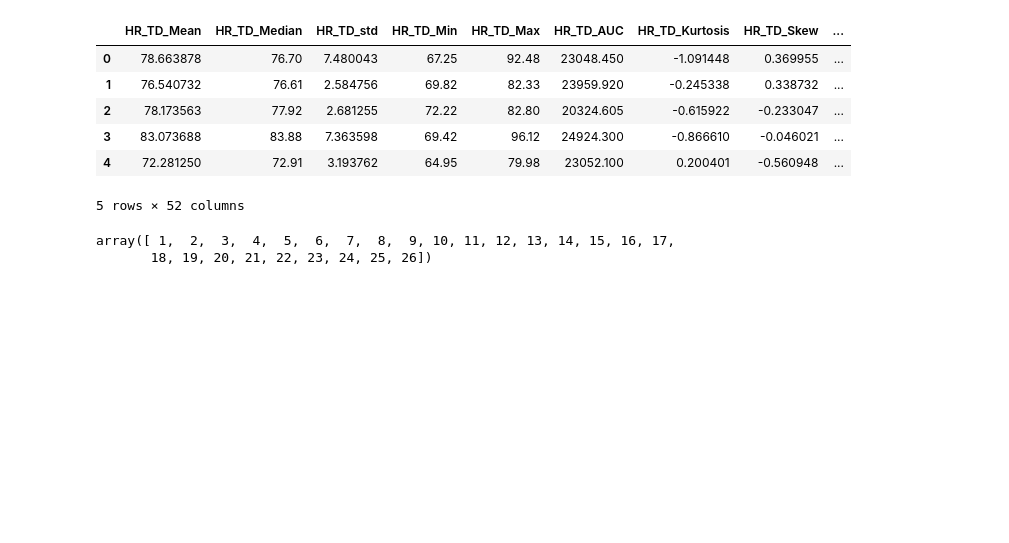
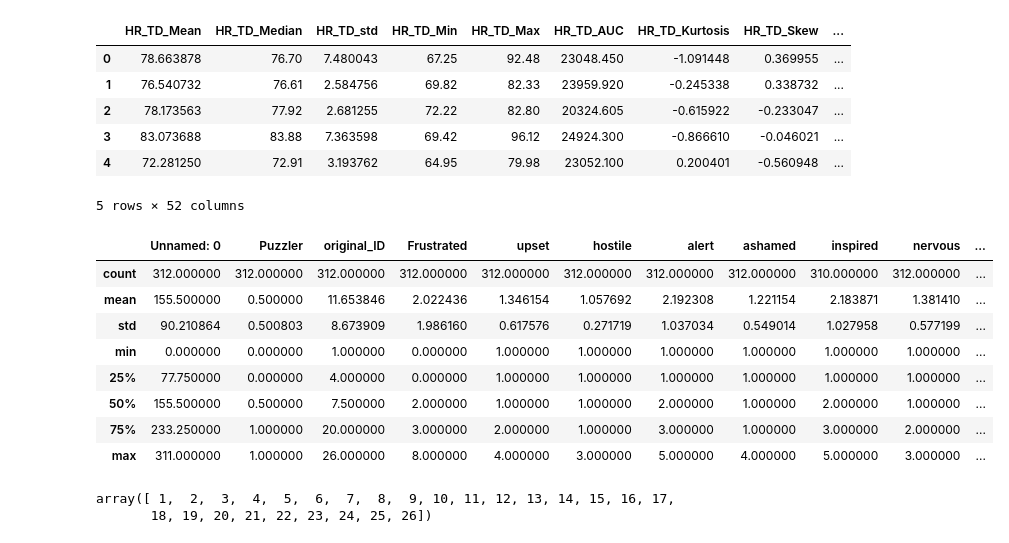
Before and after one commit to Neismo/CDA-HandIn, a Jupyter notebook: Case2/data_look.ipynb, the cells around one changed output. Saved outputs shown, nothing was run; the diff lists cells and outputs as text; code cells hidden in the pictures; blank space fills up the shorter version.

```diff
--- a/Case2/data_look.ipynb
+++ b/Case2/data_look.ipynb
@@ -21,6 +21,18 @@ X.head()
 | 3 | 83.073688 | 83.88 | 7.363598 | 69.42 | 96.12 | 24924.300 | -0.866610 | -0.046021 | ... |
 | 4 | 72.281250 | 72.91 | 3.193762 | 64.95 | 79.98 | 23052.100 | 0.200401 | -0.560948 | ... |
 5 rows × 52 columns
+# %%
+Y.describe()
+# %% [output]
+|  | Unnamed: 0 | Puzzler | original_ID | Frustrated | upset | hostile | alert | ashamed | inspired | nervous | ... |
+| count | 312.000000 | 312.000000 | 312.000000 | 312.000000 | 312.000000 | 312.000000 | 312.000000 | 312.000000 | 310.000000 | 312.000000 | ... |
+| mean | 155.500000 | 0.500000 | 11.653846 | 2.022436 | 1.346154 | 1.057692 | 2.192308 | 1.221154 | 2.183871 | 1.381410 | ... |
+| std | 90.210864 | 0.500803 | 8.673909 | 1.986160 | 0.617576 | 0.271719 | 1.037034 | 0.549014 | 1.027958 | 0.577199 | ... |
+| min | 0.000000 | 0.000000 | 1.000000 | 0.000000 | 1.000000 | 1.000000 | 1.000000 | 1.000000 | 1.000000 | 1.000000 | ... |
+| 25% | 77.750000 | 0.000000 | 4.000000 | 0.000000 | 1.000000 | 1.000000 | 1.000000 | 1.000000 | 1.000000 | 1.000000 | ... |
+| 50% | 155.500000 | 0.500000 | 7.500000 | 2.000000 | 1.000000 | 1.000000 | 2.000000 | 1.000000 | 2.000000 | 1.000000 | ... |
+| 75% | 233.250000 | 1.000000 | 20.000000 | 3.000000 | 2.000000 | 1.000000 | 3.000000 | 1.000000 | 3.000000 | 2.000000 | ... |
+| max | 311.000000 | 1.000000 | 26.000000 | 8.000000 | 4.000000 | 3.000000 | 5.000000 | 4.000000 | 5.000000 | 3.000000 | ... |
 # %%
 raw_data[ID_STR].unique()
 # %% [output]
```
Also changed, not shown: 5 other files.
